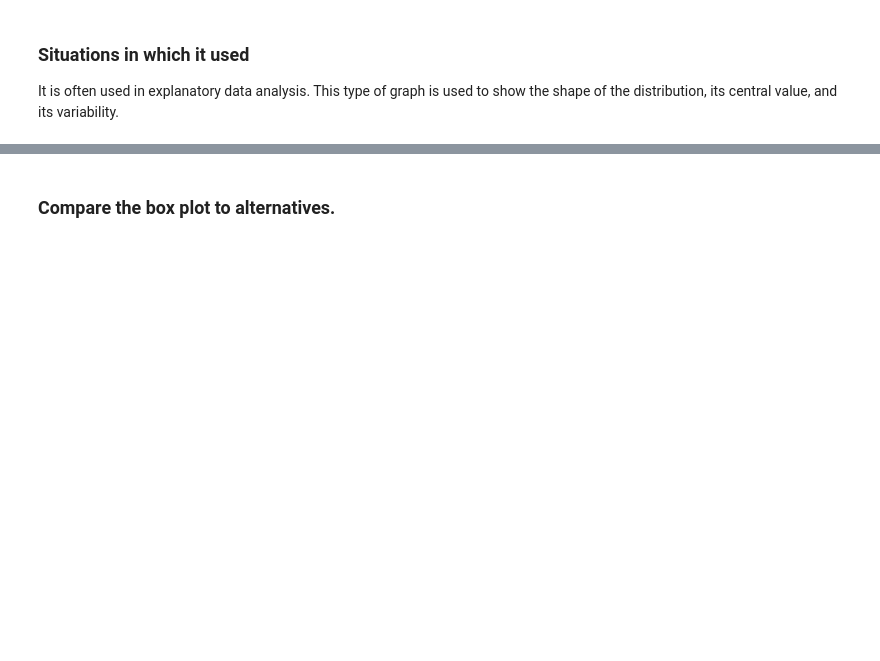
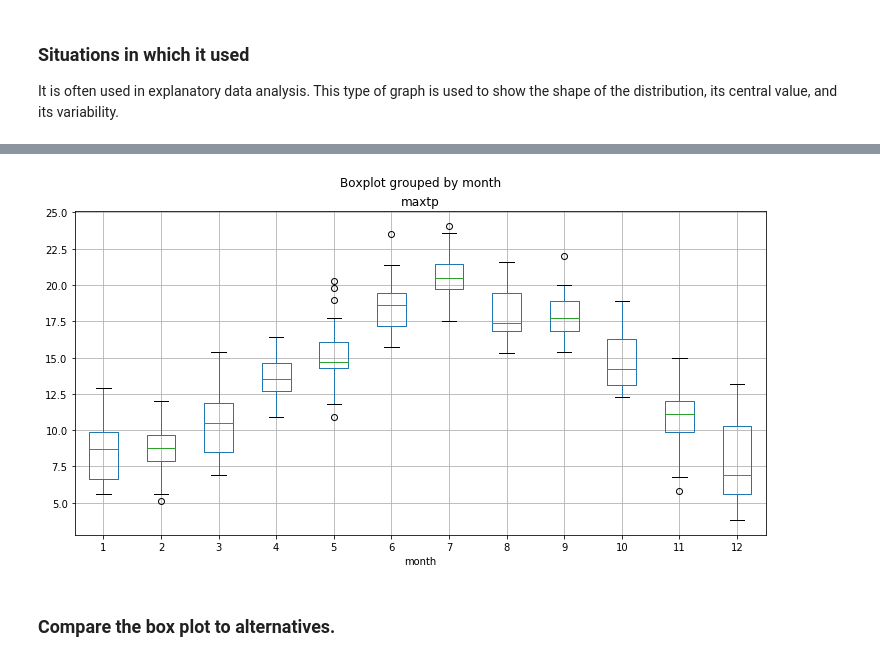
Before and after one commit to G00364778/52446_project, a Jupyter notebook: the_box_plot.ipynb, the cells around one changed output, grey strips where cells are left out. Saved outputs shown, nothing was run; the diff lists cells and outputs as text; code cells hidden in the pictures; blank space fills up the shorter version.

```diff
--- a/the_box_plot.ipynb
+++ b/the_box_plot.ipynb
@@ -171,3 +173,17 @@ pyplot.show()
+# %%
+import pandas as pd                              # import the neccesary librariers
+import matplotlib.pyplot as pl
+%matplotlib inline
+pl.rcParams['figure.figsize'] = 12, 6
+df=pd.read_csv('data/dly532.csv',skiprows=25)    # load the dataset into a dataframe
+df['date']=pd.to_datetime(df['date'])            # convert to a pandas date
+df=df[['date','maxtp']]                          # discard the unwanted data
+df=df[df.date.dt.year==2014]                     # filter on the year
+df['month']=df.date.dt.month                     # create a month column
+df.boxplot('maxtp','month')                      # generate a box plot
+pl.show()                                        # show the plot
+# %% [output]
+[figure, added]
 # %% [markdown]
 ### Compare the box plot to alternatives.
 # %% [markdown]
```
Also changed, not shown: parts of 3 cells of this notebook.
